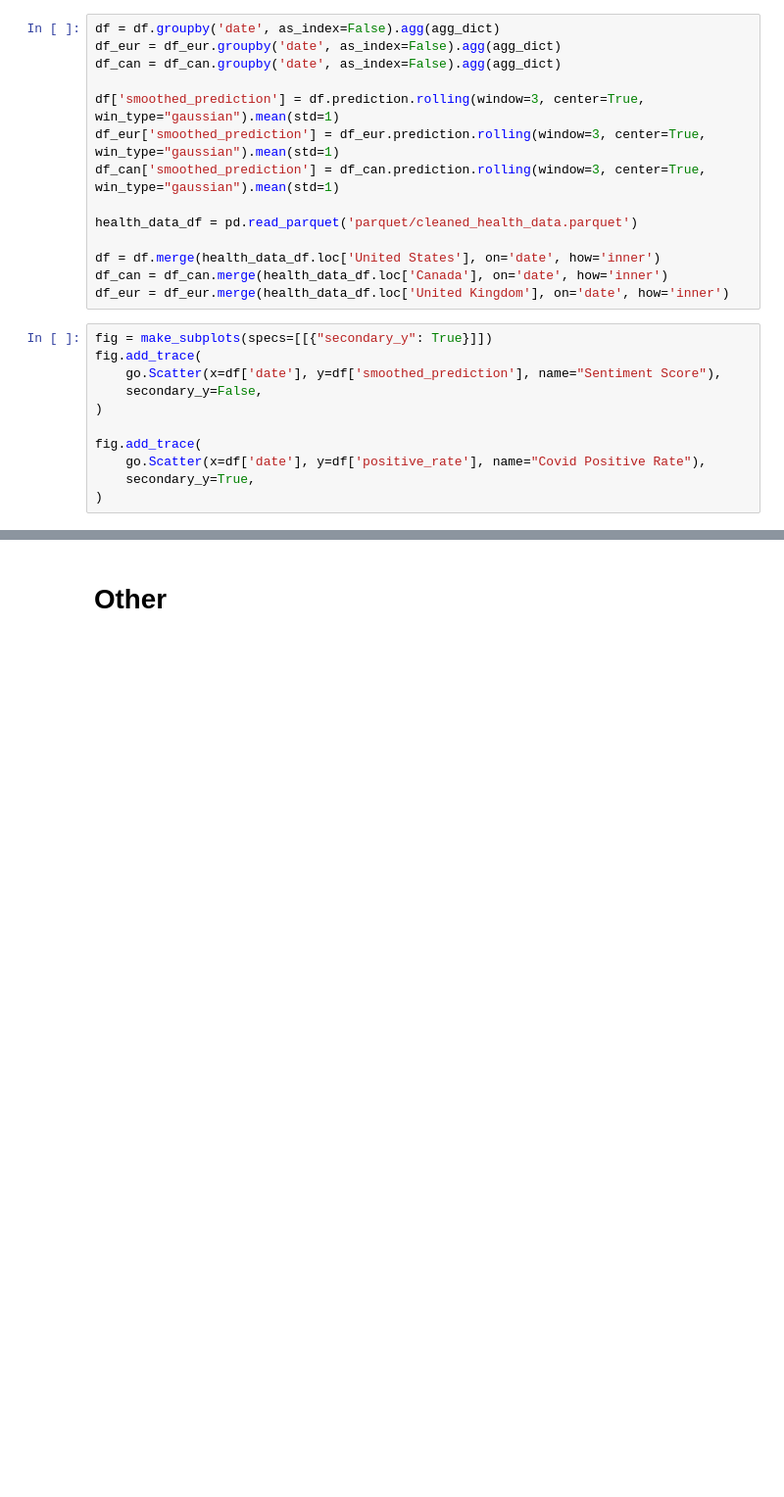
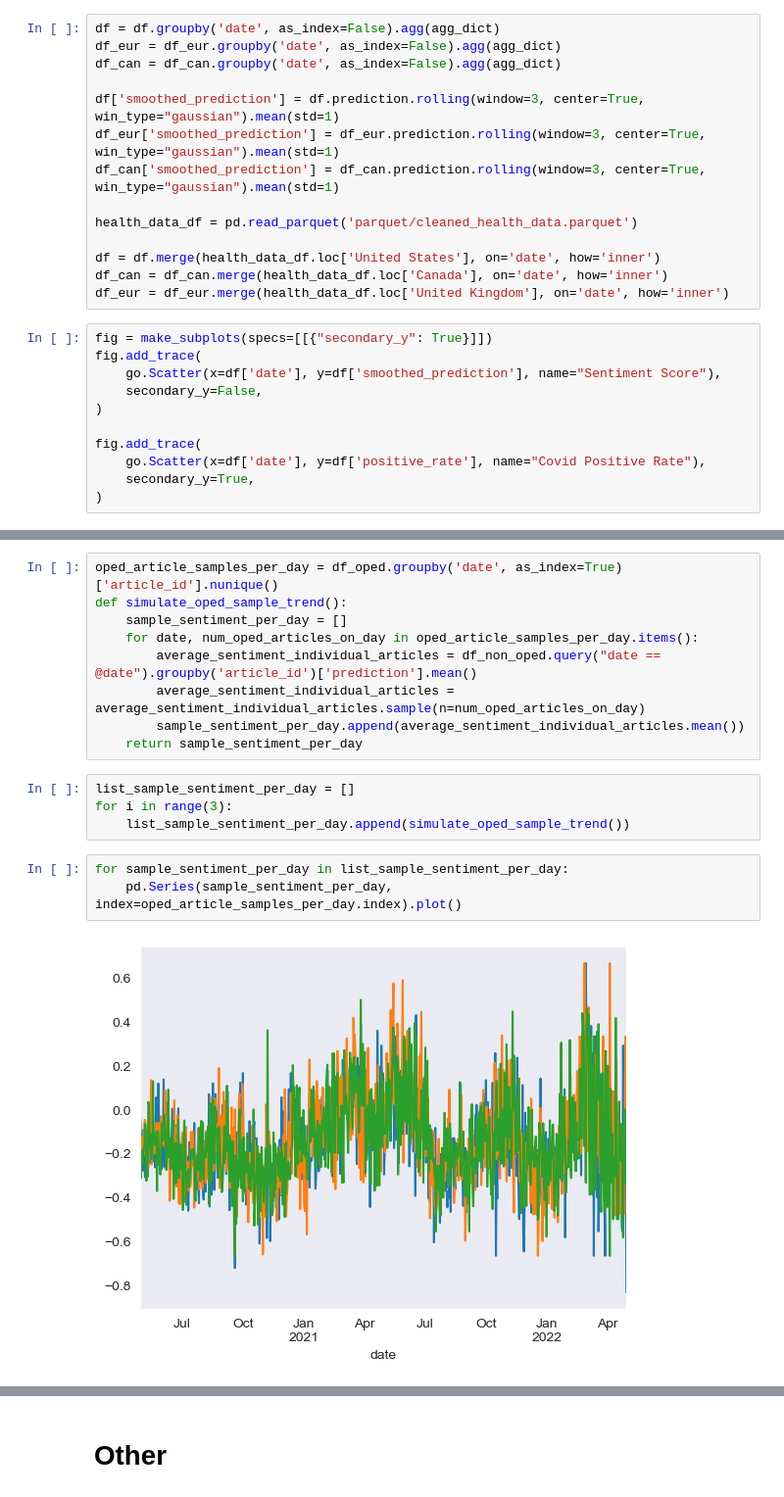
Before and after one commit to GabeNicholson/covid-news, a Jupyter notebook: covid_data_analysis.ipynb, the cells around one changed output, grey strips where cells are left out. Shown at 98% size. Drawn from its saved outputs; the diff is of its cells as text; blank space fills up the shorter version.

```diff
--- a/covid_data_analysis.ipynb
+++ b/covid_data_analysis.ipynb
@@ -374,0 +468,18 @@ fig.add_trace(
+# %%
+oped_article_samples_per_day = df_oped.groupby('date', as_index=True)['article_id'].nunique()
+def simulate_oped_sample_trend():
+    sample_sentiment_per_day = []
+    for date, num_oped_articles_on_day in oped_article_samples_per_day.items():
+        average_sentiment_individual_articles = df_non_oped.query("date == @date").groupby('article_id')['prediction'].mean()
+        average_sentiment_individual_articles = average_sentiment_individual_articles.sample(n=num_oped_articles_on_day)
+        sample_sentiment_per_day.append(average_sentiment_individual_articles.mean())
+    return sample_sentiment_per_day
+# %%
+list_sample_sentiment_per_day = []
+for i in range(3):
+    list_sample_sentiment_per_day.append(simulate_oped_sample_trend())
+# %%
+for sample_sentiment_per_day in list_sample_sentiment_per_day:
+    pd.Series(sample_sentiment_per_day, index=oped_article_samples_per_day.index).plot()
+# %% [output]
+[figure, added]
```
Also changed, not shown: parts of 35 cells of this notebook, 2 other files.
